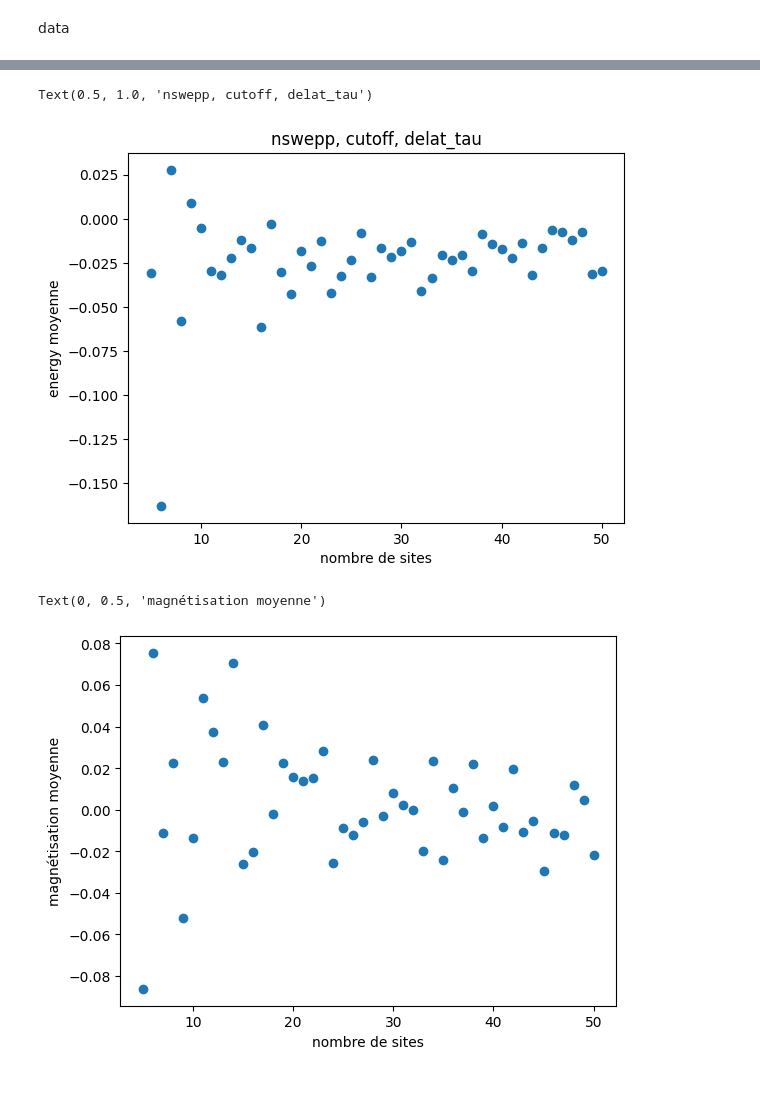
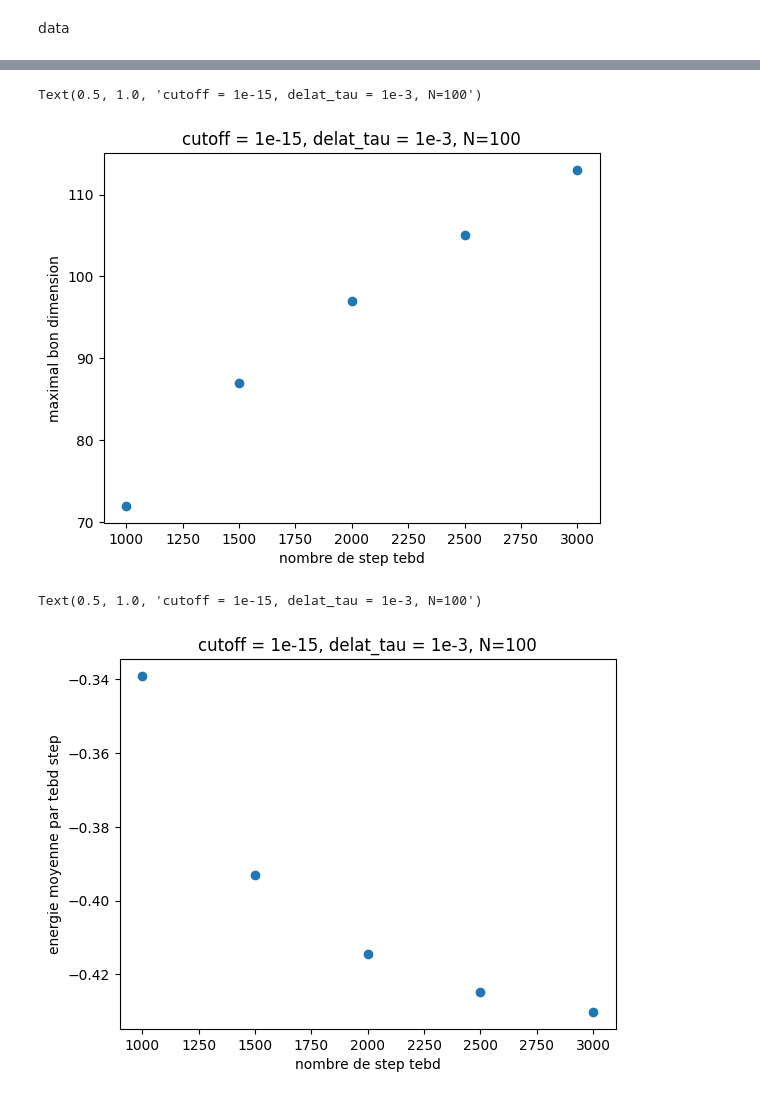
Before and after one commit to romanbeauvallet/Many-Body-Localization, a Jupyter notebook: analyse_simulations_julia/analysis.ipynb, the cells around one changed output, grey strips where cells are left out. Cells and saved outputs as stored; diff of their text form; code cells hidden in the pictures.

Commit message:
plots factorized simu

```diff
--- a/analyse_simulations_julia/analysis.ipynb
+++ b/analyse_simulations_julia/analysis.ipynb
@@ -16,17 +16,18 @@ print(dic)
 # %%
 fig, axes = plt.subplots()
-axes.scatter(dic["results"]["length list"], dic["results"]["energy length list"])
-axes.set_xlabel("nombre de sites")
-axes.set_ylabel("energy moyenne")
-axes.set_title("nswepp, cutoff, delat_tau")
+axes.scatter(dic["sweep range"], dic["maximum bond dimension per tebd step"])
+axes.set_xlabel("nombre de step tebd")
+axes.set_ylabel("maximal bon dimension")
+axes.set_title("cutoff = 1e-15, delat_tau = 1e-3, N=100")
 # %% [output]
-Text(0.5, 1.0, 'nswepp, cutoff, delat_tau')
+Text(0.5, 1.0, 'cutoff = 1e-15, delat_tau = 1e-3, N=100')
-[figure, old version]
+[figure, new version]
 # %%
 fig, axes = plt.subplots()
-axes.scatter(dic["results"]["length list"], dic["results"]["magnetization length list"])
-axes.set_xlabel("nombre de sites")
-axes.set_ylabel("magnétisation moyenne")
+axes.scatter(dic["sweep range"], dic["energy sweep list"])
+axes.set_xlabel("nombre de step tebd")
+axes.set_ylabel("energie moyenne par tebd step")
+axes.set_title("cutoff = 1e-15, delat_tau = 1e-3, N=100")
 # %% [output]
-Text(0, 0.5, 'magnétisation moyenne')
+Text(0.5, 1.0, 'cutoff = 1e-15, delat_tau = 1e-3, N=100')
-[figure, old version]
+[figure, new version]
```
Also changed, not shown: parts of 3 cells of this notebook, 1 other file.
